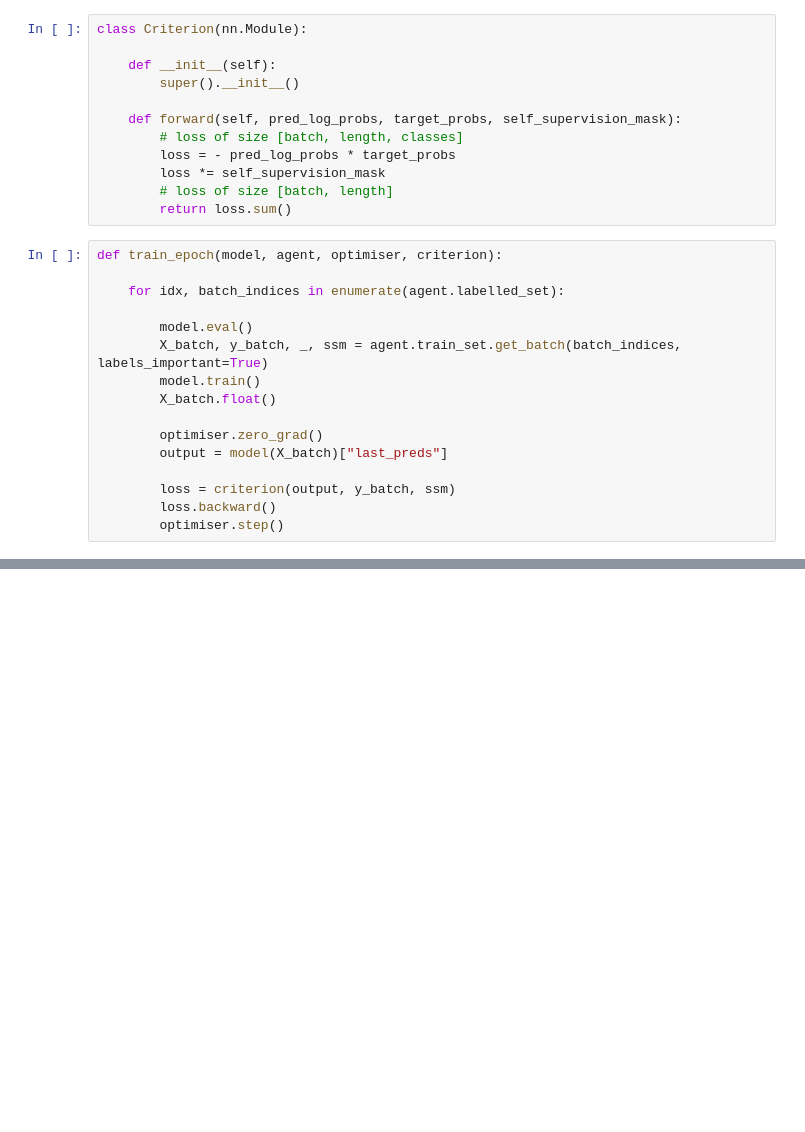
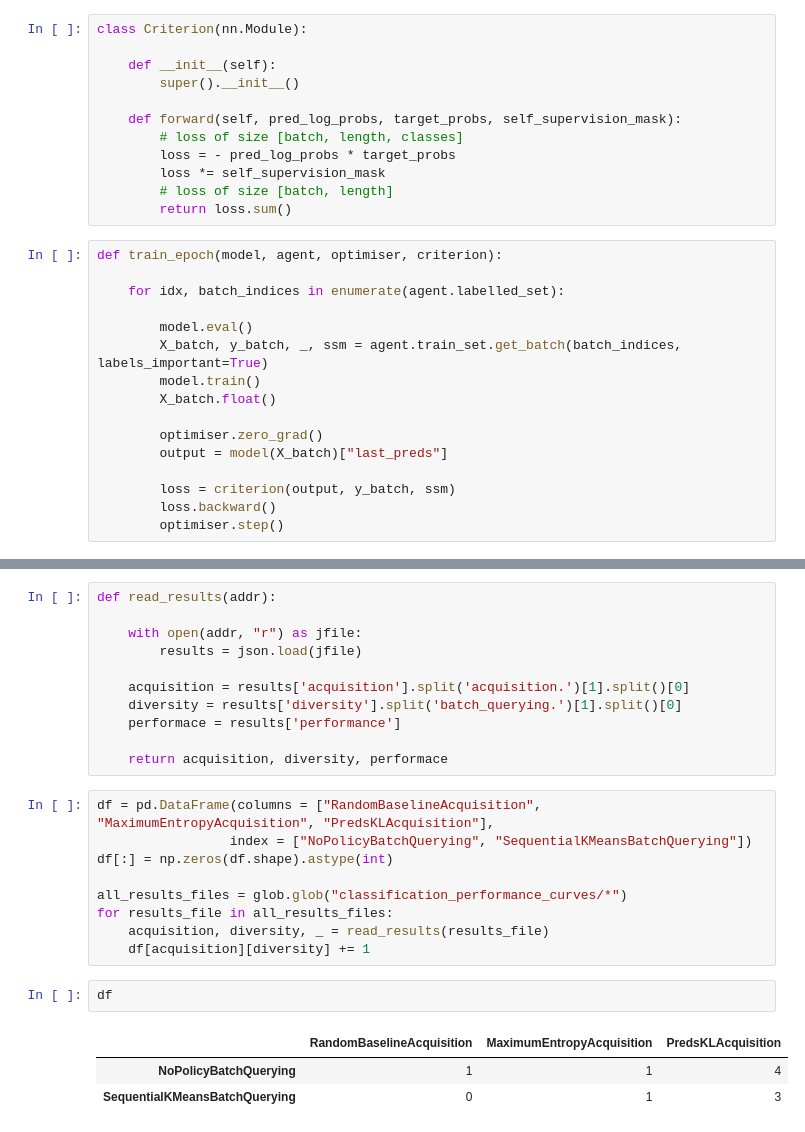
Before and after one commit to puria-radmard/AL4ST, a Jupyter notebook: testsite.ipynb, the cells around one changed output, grey strips where cells are left out. Saved outputs shown, nothing was run; the diff lists cells and outputs as text; blank space fills up the shorter version.

```diff
--- a/testsite.ipynb
+++ b/testsite.ipynb
@@ -177,0 +230,26 @@ sum(train_set.index.labelled_idx.values())
+# %%
+def read_results(addr):
+
+    with open(addr, "r") as jfile:
+        results = json.load(jfile)
+
+    acquisition = results['acquisition'].split('acquisition.')[1].split()[0]
+    diversity = results['diversity'].split('batch_querying.')[1].split()[0]
+    performace = results['performance']
+
+    return acquisition, diversity, performace
+# %%
+df = pd.DataFrame(columns = ["RandomBaselineAcquisition", "MaximumEntropyAcquisition", "PredsKLAcquisition"],
+                 index = ["NoPolicyBatchQuerying", "SequentialKMeansBatchQuerying"])
+df[:] = np.zeros(df.shape).astype(int)
+
+all_results_files = glob.glob("classification_performance_curves/*")
+for results_file in all_results_files:
+    acquisition, diversity, _ = read_results(results_file)
+    df[acquisition][diversity] += 1
+# %%
+df
+# %% [output]
+|  | RandomBaselineAcquisition | MaximumEntropyAcquisition | PredsKLAcquisition |
+| NoPolicyBatchQuerying | 1 | 1 | 4 |
+| SequentialKMeansBatchQuerying | 0 | 1 | 3 |
```
Also changed, not shown: parts of 11 cells of this notebook, 20 other files.
